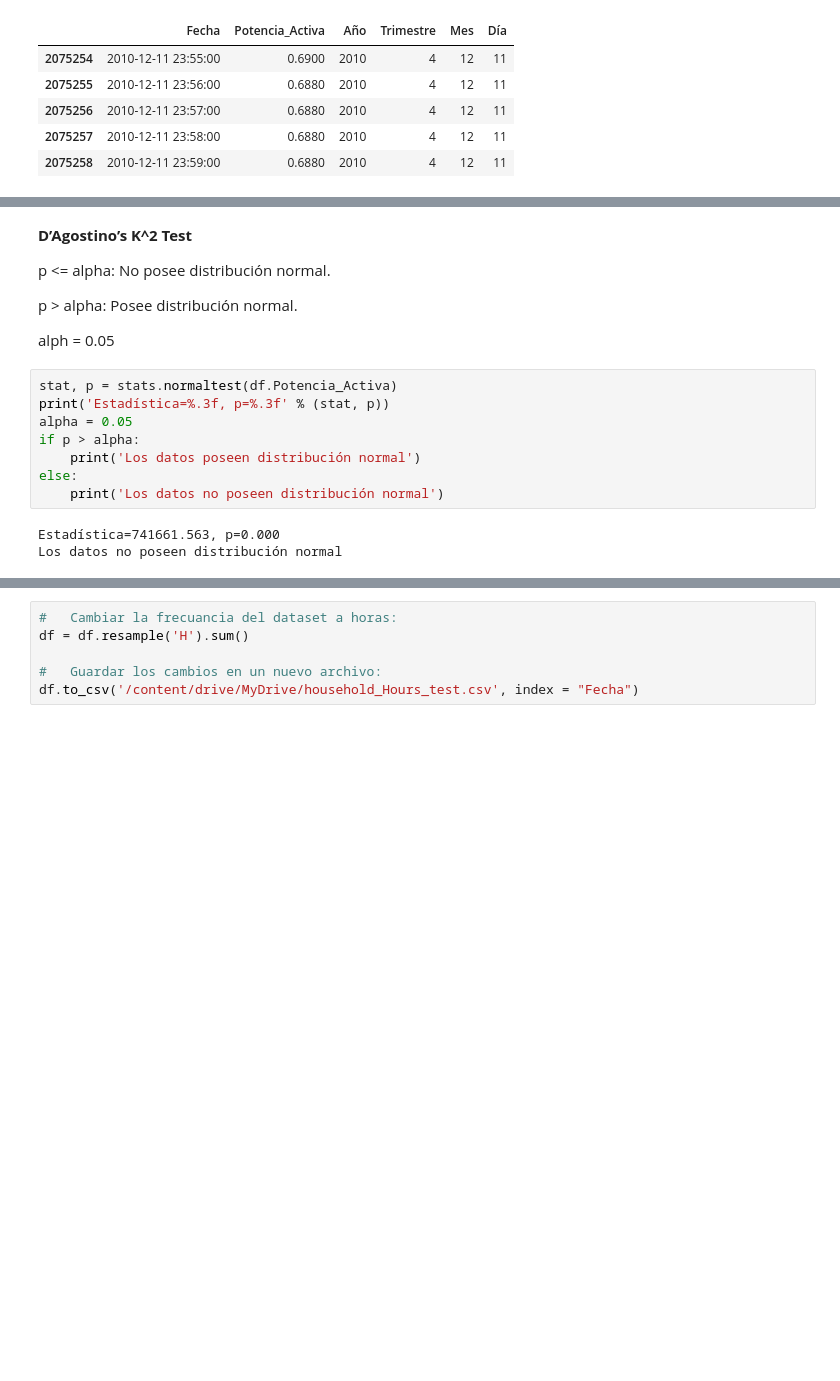
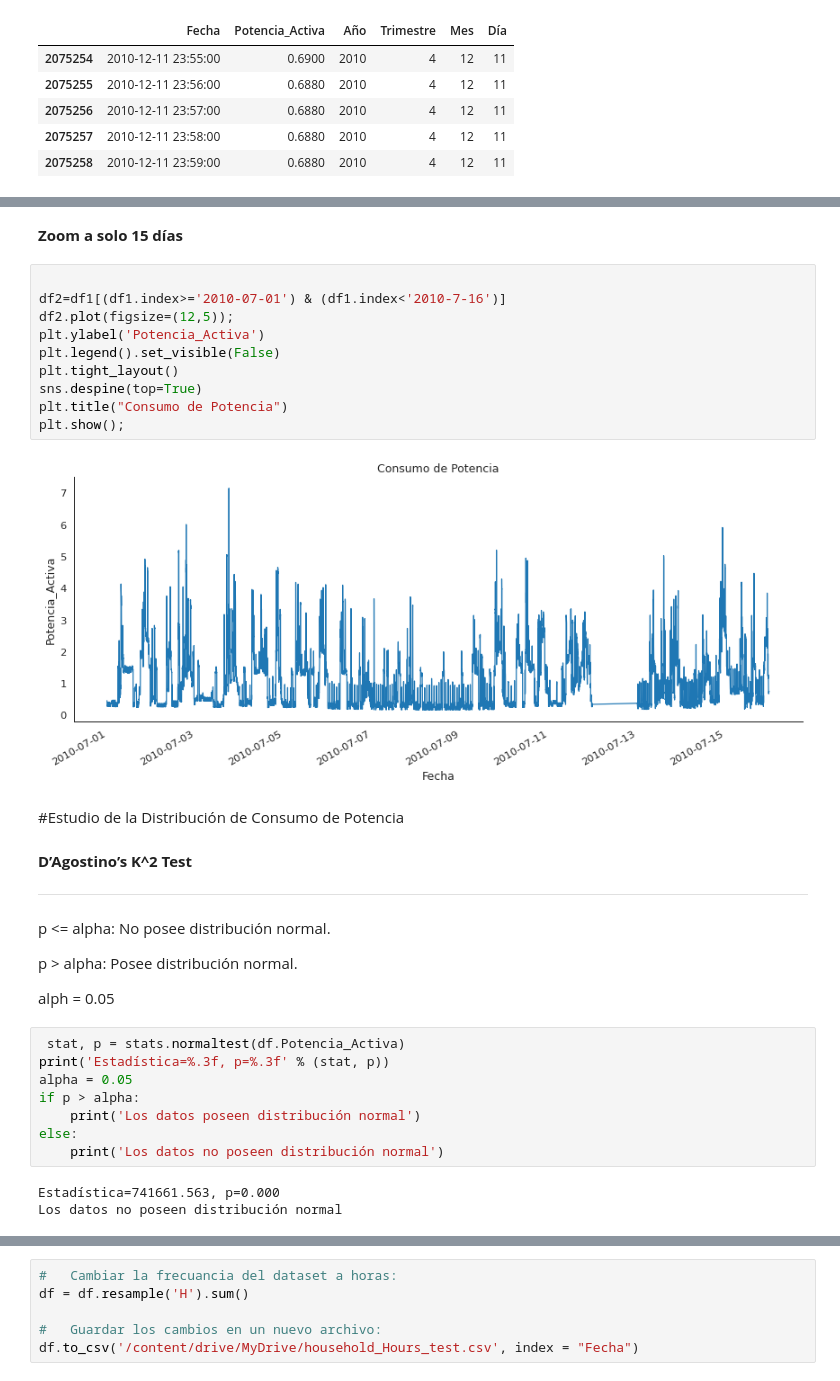
Before and after one commit to XLDiaz/MLearning_HEConsumption, a Jupyter notebook: Limpieza_de_Datos_y_Visualizaciones.ipynb, the cells around one changed output, grey strips where cells are left out. Cells and saved outputs as stored; diff of their text form; blank space fills up the shorter version.

```diff
--- a/Limpieza_de_Datos_y_Visualizaciones.ipynb
+++ b/Limpieza_de_Datos_y_Visualizaciones.ipynb
@@ -101,5 +115,24 @@ df.tail()
+# %% [markdown]
+**Zoom a solo 15 días**
+# %%
+
+df2=df1[(df1.index>='2010-07-01') & (df1.index<'2010-7-16')]
+df2.plot(figsize=(12,5));
+plt.ylabel('Potencia_Activa')
+plt.legend().set_visible(False)
+plt.tight_layout()
+sns.despine(top=True)
+plt.title("Consumo de Potencia")
+plt.show();
+# %% [output]
+[figure, added]
+# %% [markdown]
+#Estudio de la Distribución de Consumo de Potencia
 # %% [markdown]
 **D’Agostino’s K^2 Test**
+
+---
+
 
 p <= alpha: No  posee distribución normal.
 
@@ -107,7 +140,7 @@ p > alpha: Posee distribución normal.
 
 alph = 0.05
 # %%
-stat, p = stats.normaltest(df.Potencia_Activa)
+ stat, p = stats.normaltest(df.Potencia_Activa)
 print('Estadística=%.3f, p=%.3f' % (stat, p))
 alpha = 0.05
 if p > alpha:
```
Also changed, not shown: parts of 11 cells of this notebook.
